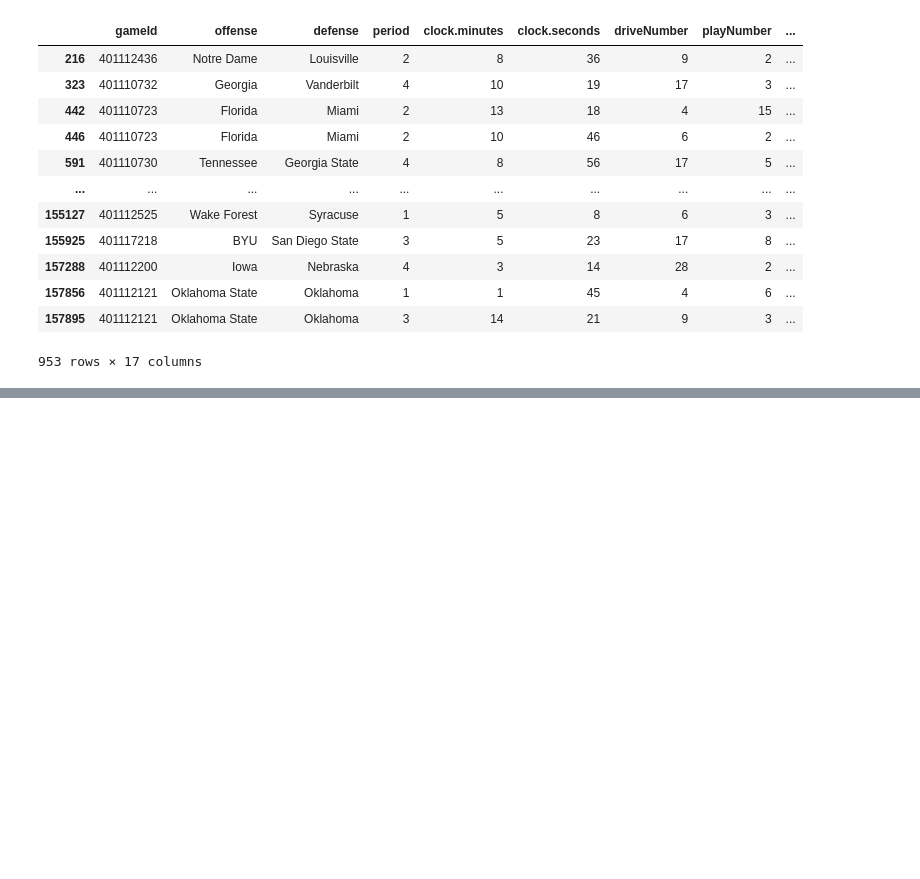
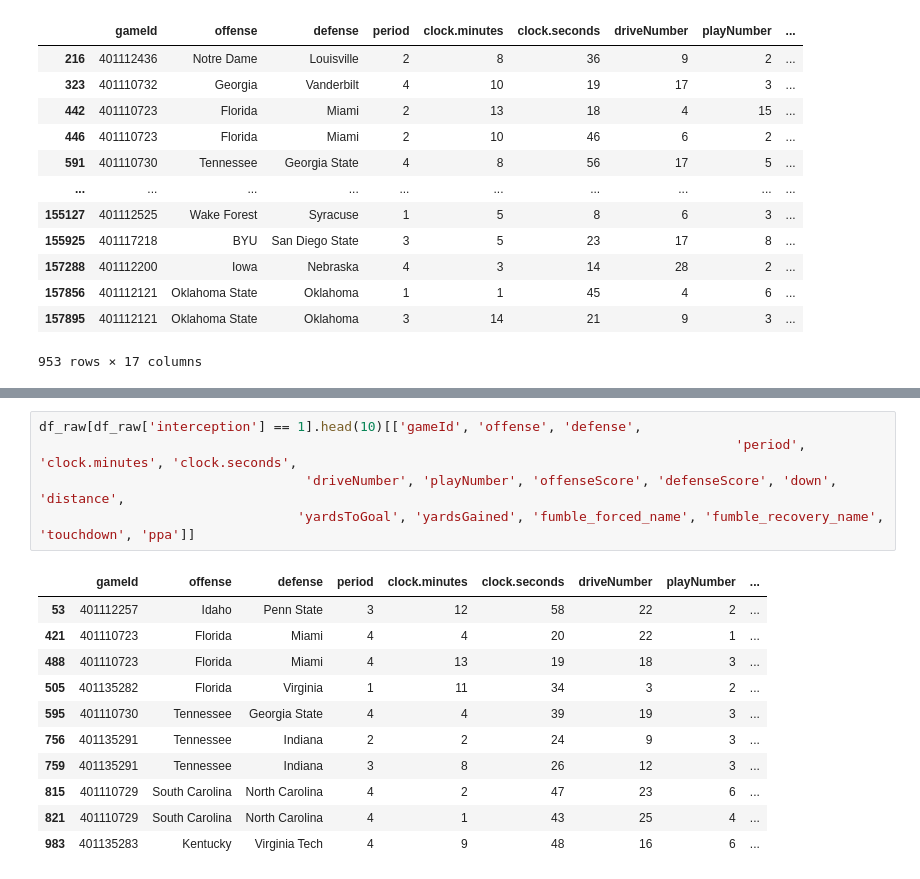
Before and after one commit to kobzajj/cfb-analytics, a Jupyter notebook: ad_hoc_analysis/2019_pbp_analysis.ipynb, the cells around one changed output, grey strips where cells are left out. Cells and saved outputs as stored; diff of their text form; blank space fills up the shorter version.

```diff
--- a/ad_hoc_analysis/2019_pbp_analysis.ipynb
+++ b/ad_hoc_analysis/2019_pbp_analysis.ipynb
@@ -174,0 +202,17 @@ df_raw[np.logical_or(df_raw['fumble_recovery_name'].notna(), df_raw['fumble'].no
+# %%
+df_raw[df_raw['interception'] == 1].head(10)[['gameId', 'offense', 'defense',
+                                                                                         'period', 'clock.minutes', 'clock.seconds',
+                                  'driveNumber', 'playNumber', 'offenseScore', 'defenseScore', 'down', 'distance',
+                                 'yardsToGoal', 'yardsGained', 'fumble_forced_name', 'fumble_recovery_name', 'touchdown', 'ppa']]
+# %% [output]
+|  | gameId | offense | defense | period | clock.minutes | clock.seconds | driveNumber | playNumber | ... |
+| 53 | 401112257 | Idaho | Penn State | 3 | 12 | 58 | 22 | 2 | ... |
+| 421 | 401110723 | Florida | Miami | 4 | 4 | 20 | 22 | 1 | ... |
+| 488 | 401110723 | Florida | Miami | 4 | 13 | 19 | 18 | 3 | ... |
+| 505 | 401135282 | Florida | Virginia | 1 | 11 | 34 | 3 | 2 | ... |
+| 595 | 401110730 | Tennessee | Georgia State | 4 | 4 | 39 | 19 | 3 | ... |
+| 756 | 401135291 | Tennessee | Indiana | 2 | 2 | 24 | 9 | 3 | ... |
+| 759 | 401135291 | Tennessee | Indiana | 3 | 8 | 26 | 12 | 3 | ... |
+| 815 | 401110729 | South Carolina | North Carolina | 4 | 2 | 47 | 23 | 6 | ... |
+| 821 | 401110729 | South Carolina | North Carolina | 4 | 1 | 43 | 25 | 4 | ... |
+| 983 | 401135283 | Kentucky | Virginia Tech | 4 | 9 | 48 | 16 | 6 | ... |
```
Also changed, not shown: parts of 6 cells of this notebook, 8 other files.
